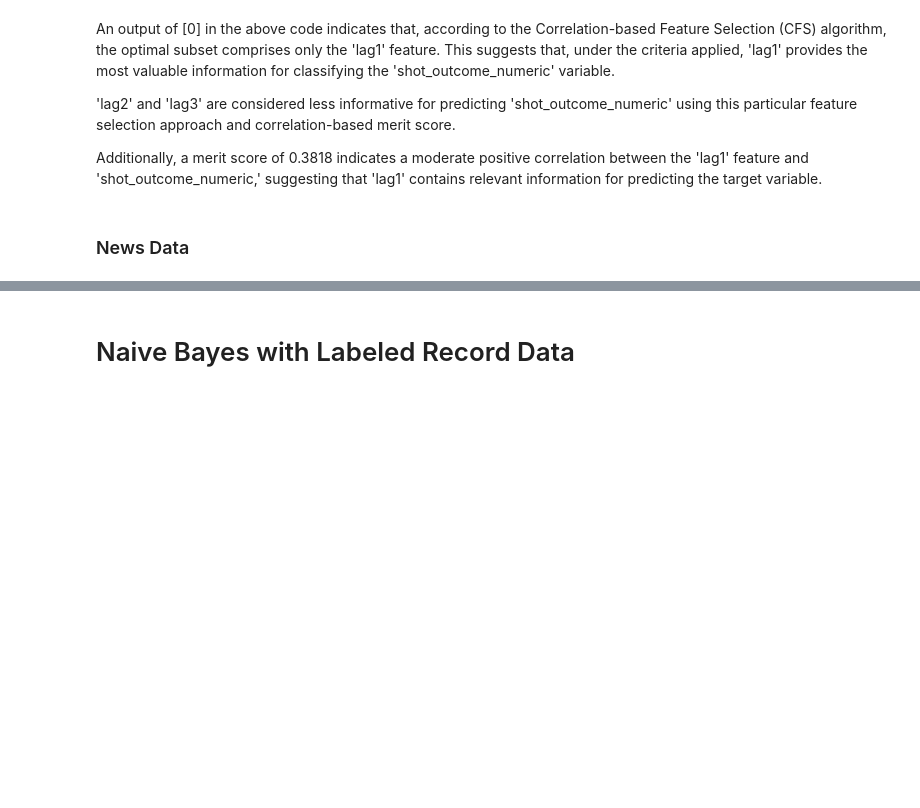
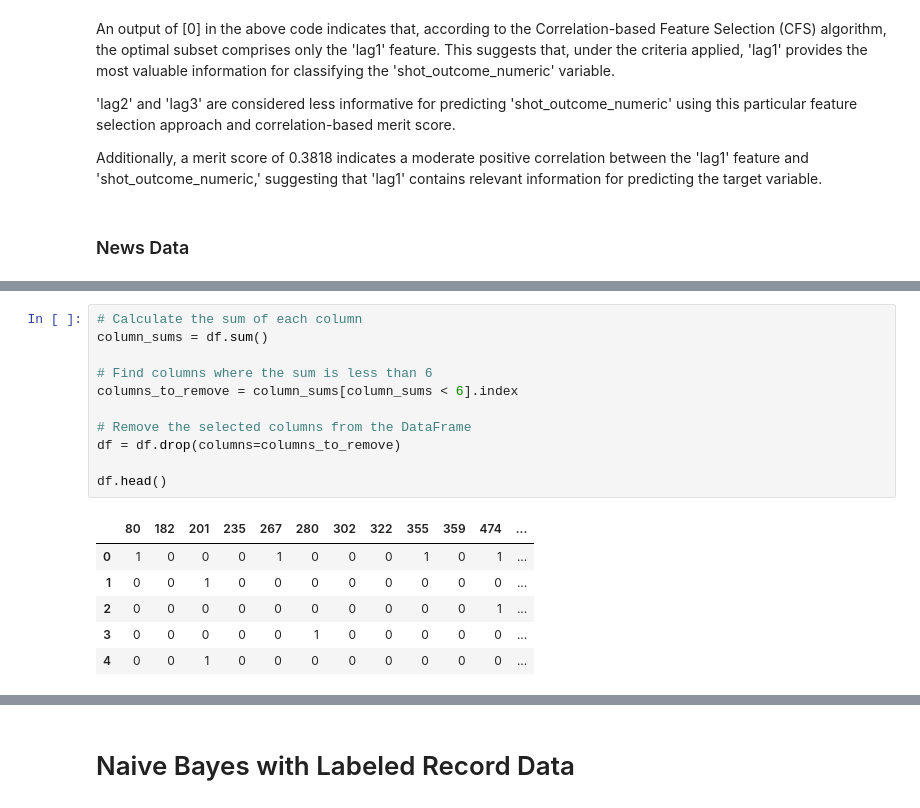
Before and after one commit to anly501/dsan-5000-project-wmcgloin, a Jupyter notebook: website/naive_bayes.ipynb, the cells around one changed output, grey strips where cells are left out. Drawn from its saved outputs; the diff is of its cells as text; blank space fills up the shorter version.

```diff
--- a/website/naive_bayes.ipynb
+++ b/website/naive_bayes.ipynb
@@ -197,0 +265,18 @@ Additionally, a merit score of 0.3818 indicates a moderate positive correlation
+# %%
+# Calculate the sum of each column
+column_sums = df.sum()
+
+# Find columns where the sum is less than 6
+columns_to_remove = column_sums[column_sums < 6].index
+
+# Remove the selected columns from the DataFrame
+df = df.drop(columns=columns_to_remove)
+
+df.head()
+# %% [output]
+|  | 80 | 182 | 201 | 235 | 267 | 280 | 302 | 322 | 355 | 359 | 474 | ... |
+| 0 | 1 | 0 | 0 | 0 | 1 | 0 | 0 | 0 | 1 | 0 | 1 | ... |
+| 1 | 0 | 0 | 1 | 0 | 0 | 0 | 0 | 0 | 0 | 0 | 0 | ... |
+| 2 | 0 | 0 | 0 | 0 | 0 | 0 | 0 | 0 | 0 | 0 | 1 | ... |
+| 3 | 0 | 0 | 0 | 0 | 0 | 1 | 0 | 0 | 0 | 0 | 0 | ... |
+| 4 | 0 | 0 | 1 | 0 | 0 | 0 | 0 | 0 | 0 | 0 | 0 | ... |
```
Also changed, not shown: parts of 20 cells of this notebook, 2 other files.
